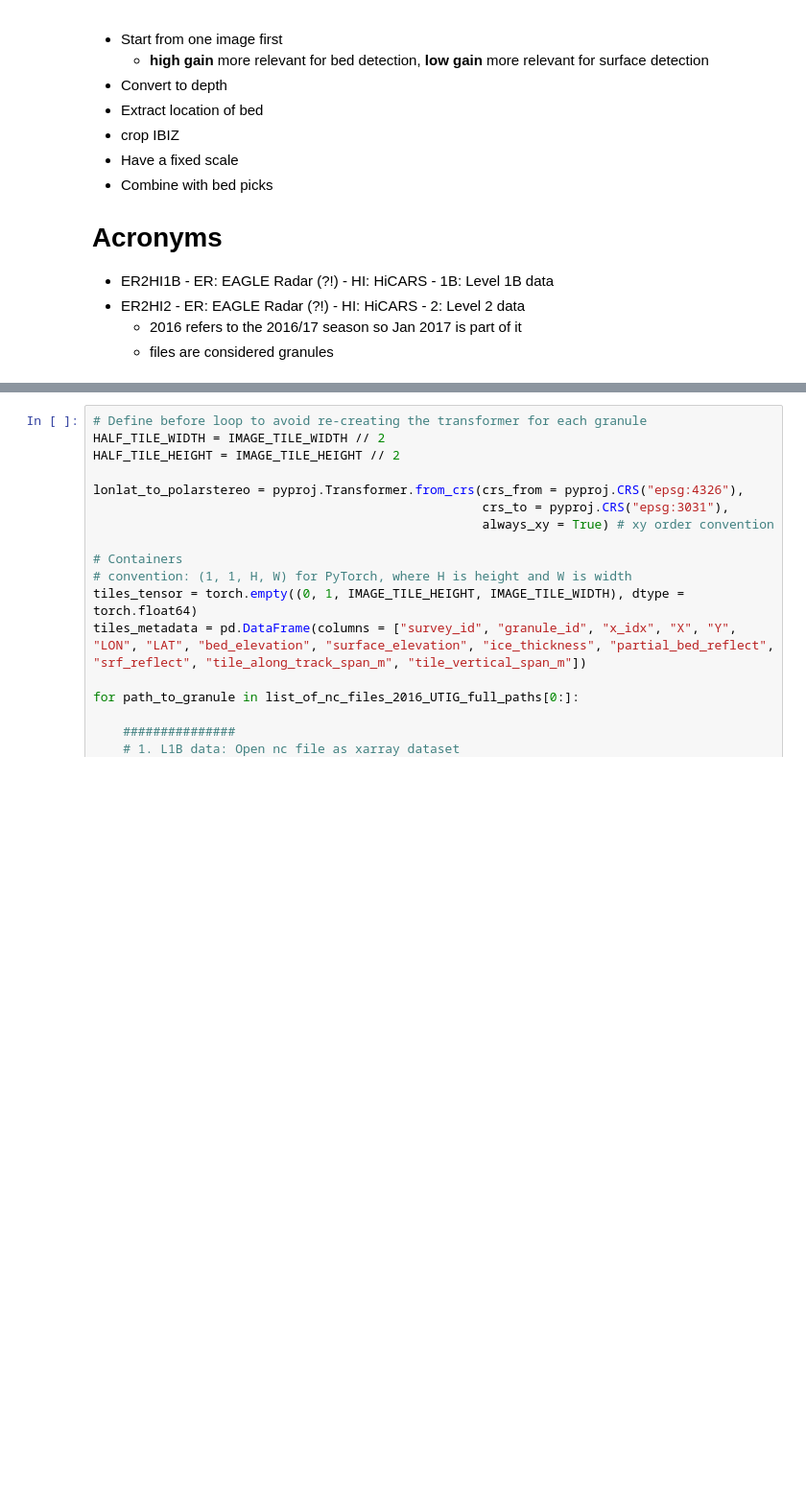
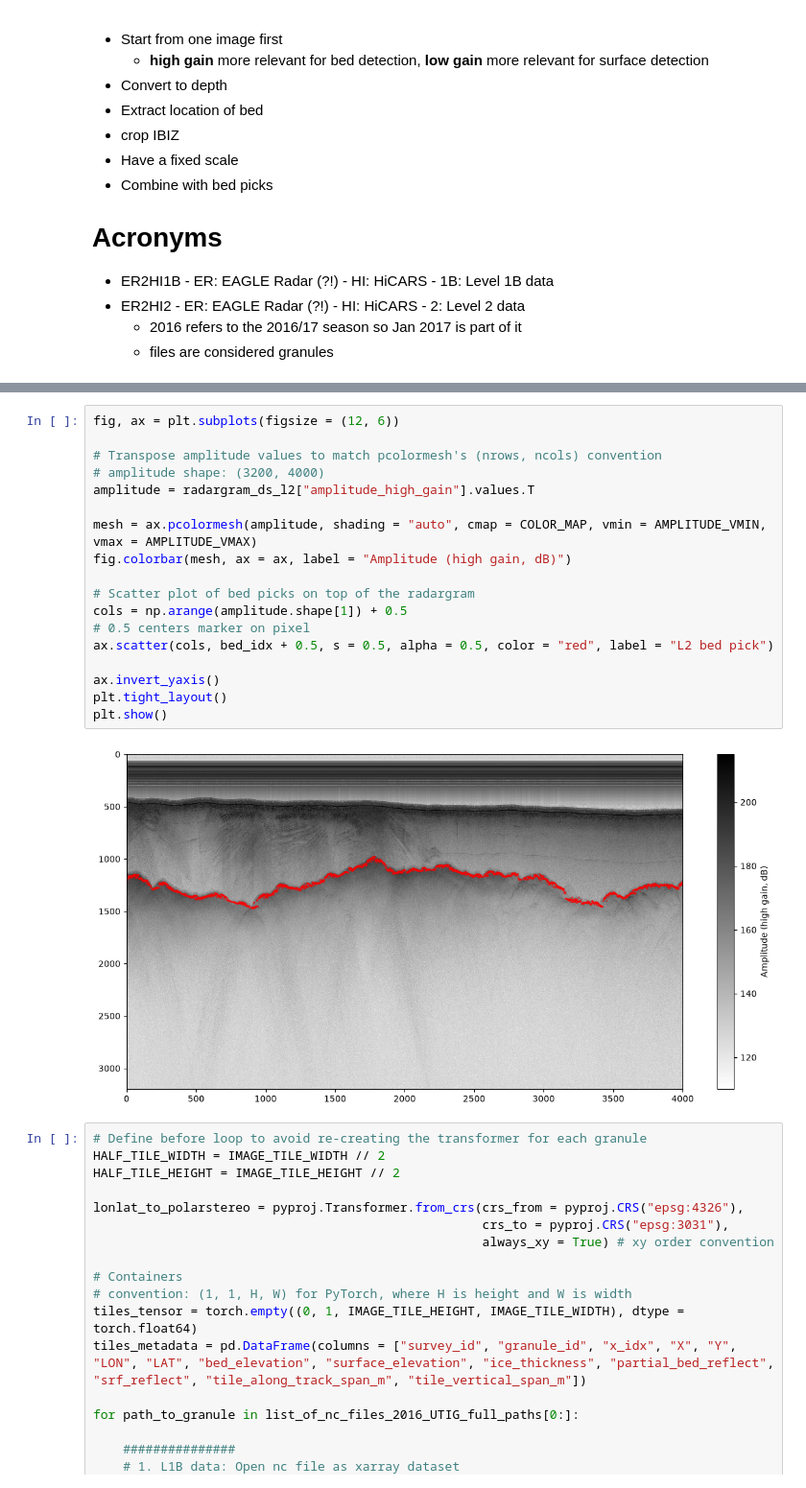
Before and after one commit to kimbente/RadarCLIP, a Jupyter notebook: preprocess_radargrams.ipynb, the cells around one changed output, grey strips where cells are left out. Shown at 96% size. Cells and saved outputs as stored; diff of their text form; blank space fills up the shorter version.

```diff
--- a/preprocess_radargrams.ipynb
+++ b/preprocess_radargrams.ipynb
@@ -59,3 +127,23 @@ Number of .nc files (granules) in 2016 AN UTIG ER2HI1B folder: 237
+# %%
+fig, ax = plt.subplots(figsize = (12, 6))
+
+# Transpose amplitude values to match pcolormesh's (nrows, ncols) convention
+# amplitude shape: (3200, 4000)
+amplitude = radargram_ds_l2["amplitude_high_gain"].values.T
+
+mesh = ax.pcolormesh(amplitude, shading = "auto", cmap = COLOR_MAP, vmin = AMPLITUDE_VMIN, vmax = AMPLITUDE_VMAX)
+fig.colorbar(mesh, ax = ax, label = "Amplitude (high gain, dB)")
+
+# Scatter plot of bed picks on top of the radargram
+cols = np.arange(amplitude.shape[1]) + 0.5
+# 0.5 centers marker on pixel
+ax.scatter(cols, bed_idx + 0.5, s = 0.5, alpha = 0.5, color = "red", label = "L2 bed pick")
+
+ax.invert_yaxis()
+plt.tight_layout()
+plt.show()
+# %% [output]
+[figure, added]
 # %%
 # Define before loop to avoid re-creating the transformer for each granule
 HALF_TILE_WIDTH = IMAGE_TILE_WIDTH // 2
```
Also changed, not shown: parts of 3 cells of this notebook, 5 other files.
